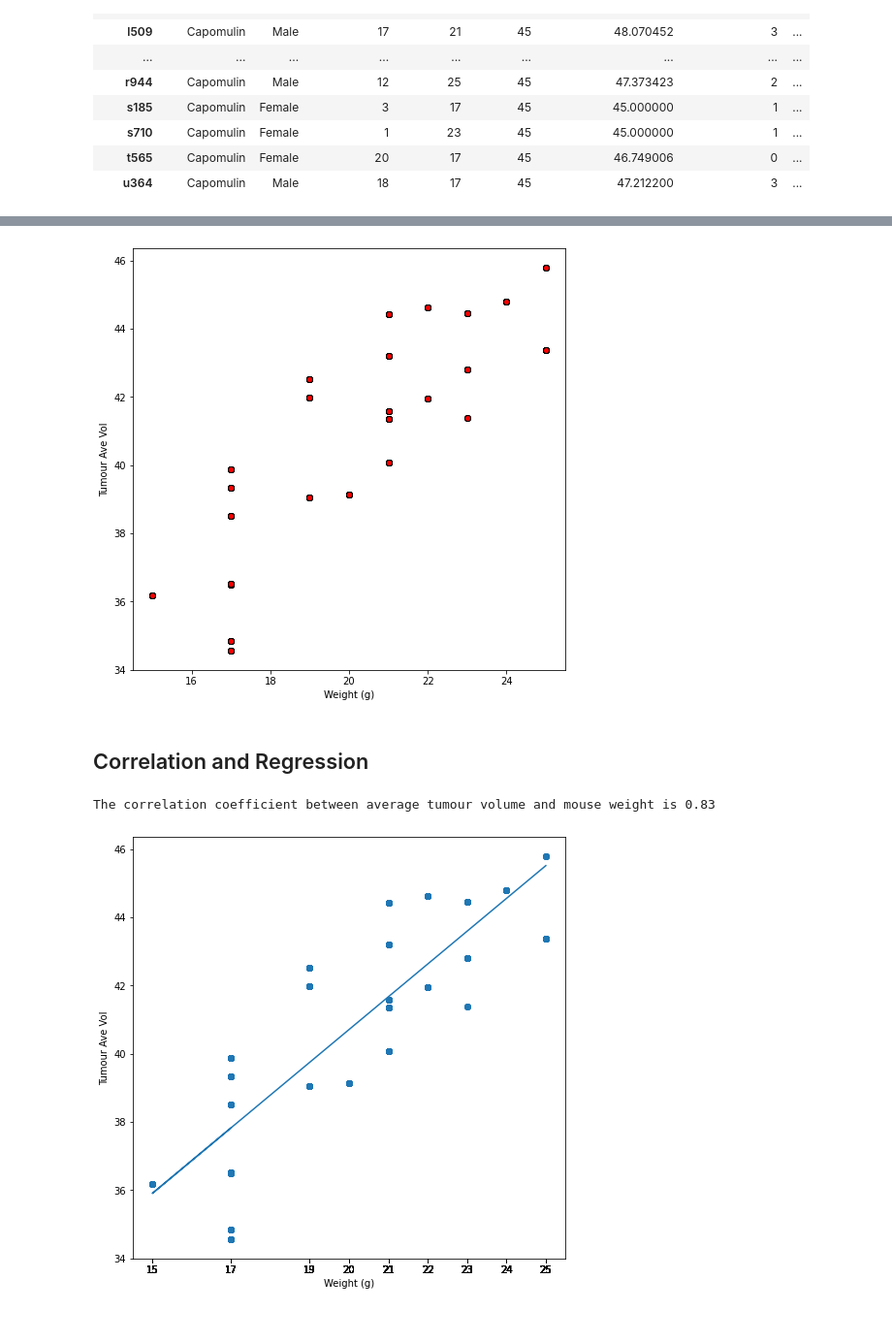
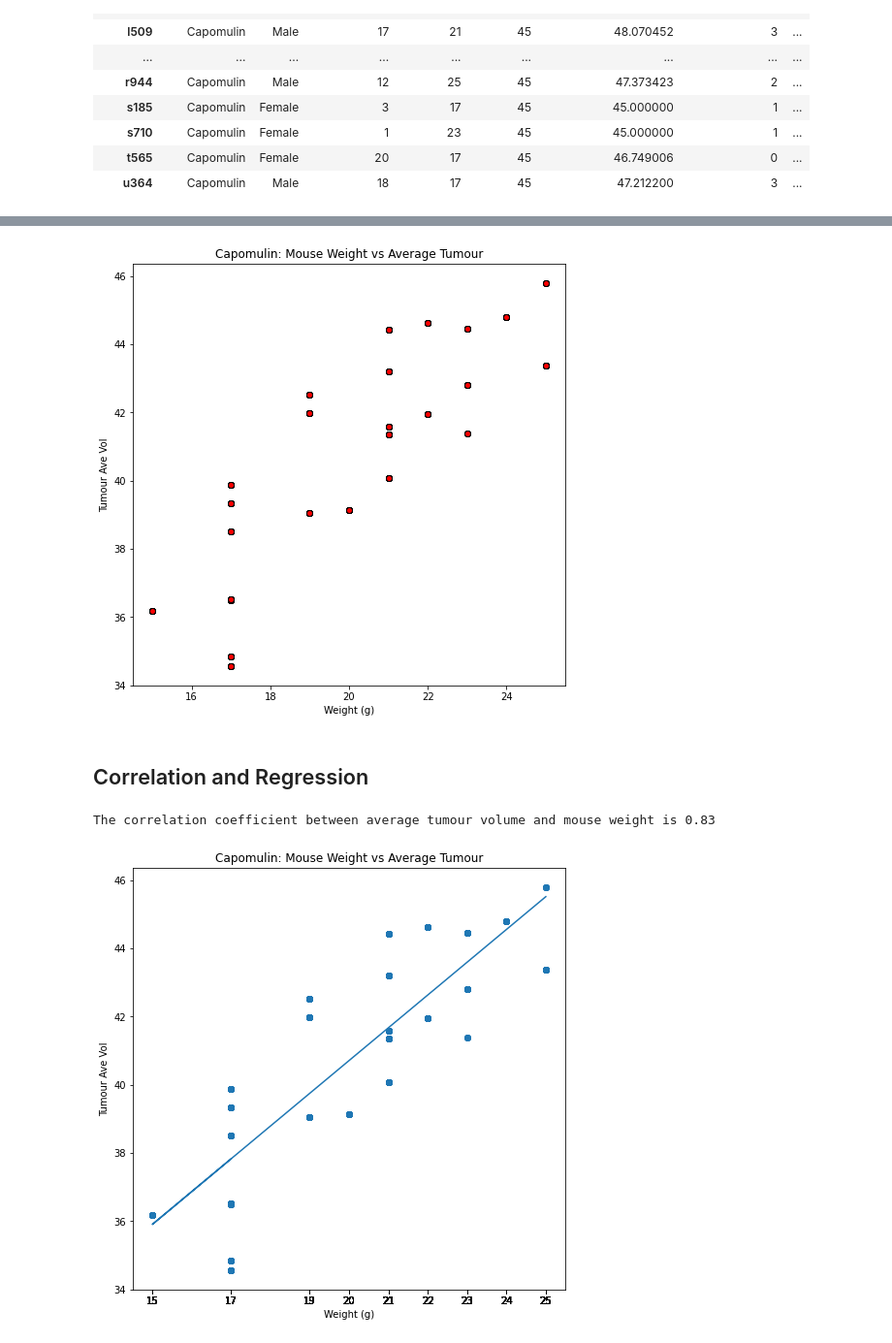
Before and after one commit to rajivwick/HomeWork--Matplotlib, a Jupyter notebook: Pymaceuticals/pymaceuticals_starter.ipynb, the cells around one changed output, grey strips where cells are left out. Shown at 97% size. Saved outputs shown, nothing was run; the diff lists cells and outputs as text; code cells hidden in the pictures.

```diff
--- a/Pymaceuticals/pymaceuticals_starter.ipynb
+++ b/Pymaceuticals/pymaceuticals_starter.ipynb
@@ -22,7 +25,8 @@ mouse_metadata = pd.read_csv(mouse_metadata_path)
 study_results = pd.read_csv(study_results_path)
 
 # Combine the data into a single dataset
-study_Data = pd.DataFrame(mouse_metadata.merge(study_results, on="Mouse ID"))
+raw_Data = pd.DataFrame(mouse_metadata.merge(study_results, on="Mouse ID"))
+study_Data = raw_Data
 # Display the data table for preview
 study_Data.rename(columns={'Age_months':'Age (Months)'}, inplace = True)
 study_Data.head()
@@ -384,13 +393,13 @@ for i in range(len(treatments)):
 # %% [output]
 Outlier: The study data on Infubinol has flagged for outlier with a Tumour Final Vol value of [36.3213458]
 # %%
-data2 = []
+data = []
 for i in range(len(tumour_Vol_Data)):
-    data2.append(tumour_Vol_Data[i]["Tumour Final Vol"])
-
+    data.append(tumour_Vol_Data[i]["Tumour Final Vol"])
+plt.rcParams["figure.figsize"] = (8,8)
 fig7, ax7 = plt.subplots()
 ax7.set_title('Multiple Samples with Different sizes')
-ax7.boxplot(data2)
+ax7.boxplot(data, 0,'rD')
 plt.ylabel('Total Timepoint Count')
 plt.xlabel('Drug Regimen')
 plt.show()
@@ -538,9 +550,10 @@ Values above 87.66645829999999 could be outliers.
 # Generate a box plot of the final tumour volume of each mouse across four regimens of interest
 
 data = [Capomulin_TumourEnd, Ramicane_TumourEnd, Infubinol_TumourEnd, Ceftamin_TumourEnd]
+plt.rcParams["figure.figsize"] = (8,8)
 fig7, ax7 = plt.subplots()
+ax7.boxplot(data, 0,'rD')
 ax7.set_title('Multiple Samples with Different sizes')
-ax7.boxplot(data)
 plt.ylabel('Total Timepoint Count')
 plt.xlabel('Drug Regimen')
 plt.show()
@@ -599,27 +613,29 @@ y = Capomulin_df["Tumour Ave Vol"]
 
 
 plt.scatter(x,y,  marker="o", facecolors="red", edgecolors="black")
+plt.title('Capomulin: Mouse Weight vs Average Tumour')
 plt.ylabel('Tumour Ave Vol')
 plt.xlabel('Weight (g)')
 plt.show()
 # %% [output]
-[figure, old version]
+[figure, new version]
 # %% [markdown]
 ## Correlation and Regression
 # %%
 # Calculate the correlation coefficient and linear regression model
 print(f"The correlation coefficient between average tumour volume and mouse weight is {round(st.pearsonr(x,y)[0],2)}")
 
 # for mouse weight and average tumour volume for the Capomulin regimen
 vc_slope, vc_int, vc_r, vc_p, vc_std_err = stats.linregress(x, y)
 vc_fit = vc_slope * x + vc_int
 
 plt.scatter(x,y)
 plt.plot(x,vc_fit,"-")
 plt.xticks(x)
 plt.ylabel('Tumour Ave Vol')
 plt.xlabel('Weight (g)')
+plt.title('Capomulin: Mouse Weight vs Average Tumour')
 plt.show()
 # %% [output]
 The correlation coefficient between average tumour volume and mouse weight is 0.83
-[figure, old version]
+[figure, new version]
```
Also changed, not shown: parts of 12 cells of this notebook, 1 other file.
